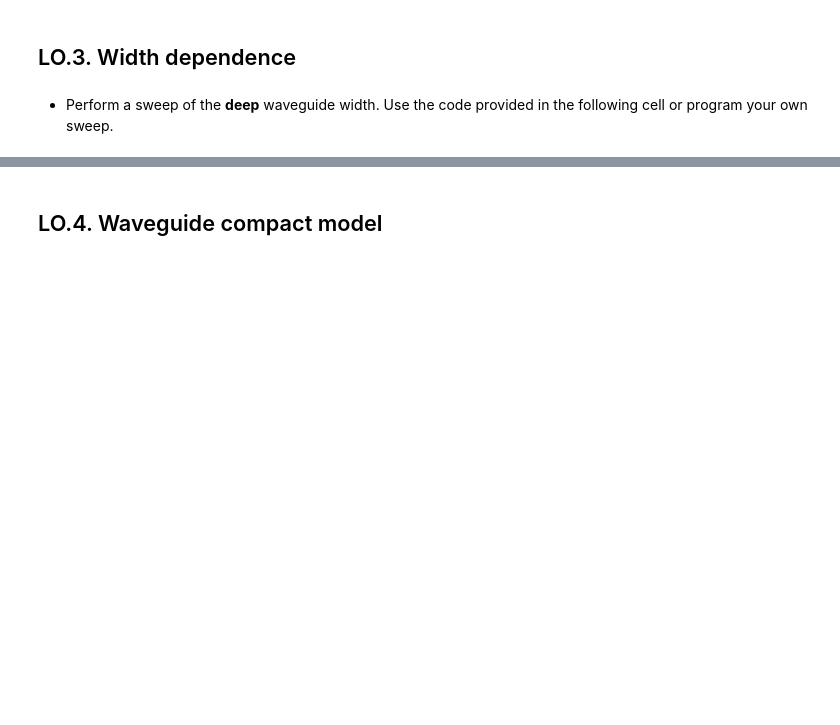
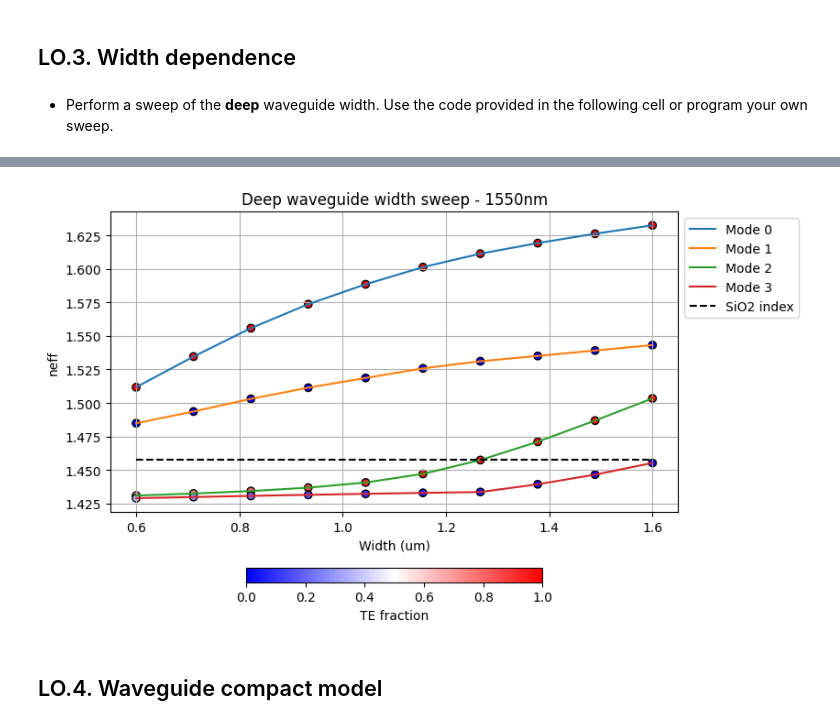
Before and after one commit to agargin/cifoin-lab1, a Jupyter notebook: WAVEGUIDES_Student.ipynb, the cells around one changed output, grey strips where cells are left out. Cells and saved outputs as stored; diff of their text form; code cells hidden in the pictures; blank space fills up the shorter version.

```diff
--- a/WAVEGUIDES_Student.ipynb
+++ b/WAVEGUIDES_Student.ipynb
@@ -314,7 +270,7 @@ plt.tight_layout(rect=[0, 0, 0.85, 1])
 # %% [markdown]
 - Perform a sweep of the **deep** waveguide width. Use the code provided in the following cell or program your own sweep.
 # %%
-wavelength = ... # Student code here
+wavelength =  1.55
 
 deep_waveguide = gt.modes.Waveguide(
     wavelength=wavelength,
@@ -330,7 +286,7 @@ deep_waveguide = gt.modes.Waveguide(
     grid_resolution=20,
 )
 
-w = ... # Student code here
+w =  np.linspace(0.600, 1.600,10)
 
 sweep_neff = gt.modes.sweep_n_eff(deep_waveguide,
                              core_width=w)
@@ -351,3 +307,4 @@ plt.hlines(np.mean(box_index), xmin=np.min(w), xmax=np.max(w), colors='k', lines
 plt.legend(loc='upper left', bbox_to_anchor=(1, 1))
 plt.tight_layout(rect=[0, 0, 0.85, 1])
 plt.colorbar(orientation='horizontal',fraction=0.04).set_label("TE fraction")
+# %% [output]
@@ -354,3 +331,4 @@ plt.colorbar(orientation='horizontal',fraction=0.04).set_label("TE fraction")
+[figure, added]
 # %% [markdown]
 ## LO.4. Waveguide compact model
 # %% [markdown]
```
Also changed, not shown: parts of 20 cells of this notebook, 2 other files.
